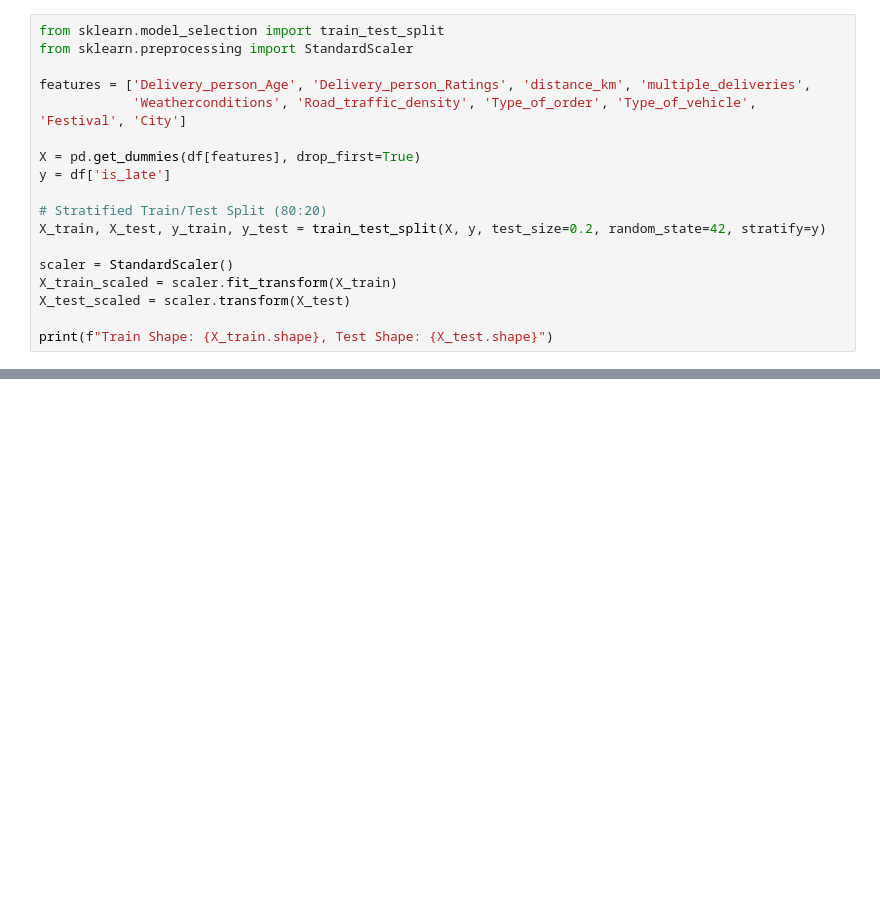
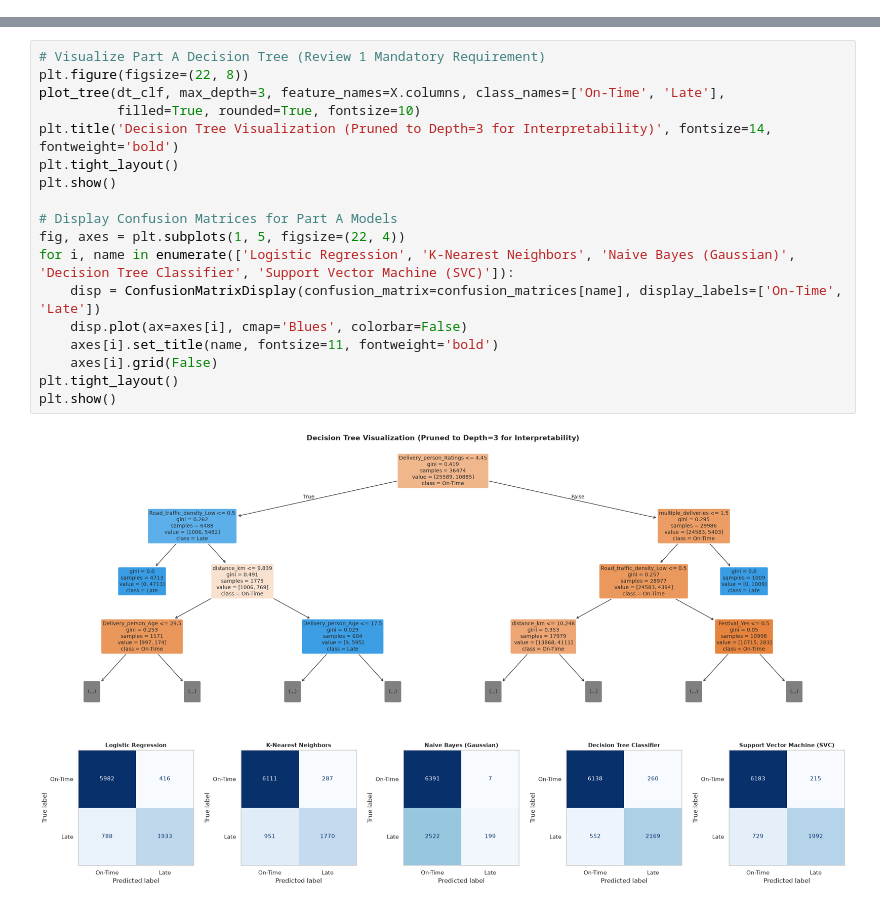
Before and after one commit to Awaaz-123/food-delivery-ml-capstone, a Jupyter notebook: notebooks/classification.ipynb, the cells around one changed output, grey strips where cells are left out. Cells and saved outputs as stored; diff of their text form; blank space fills up the shorter version.

Commit message:
Update classification.ipynb: 10 algorithms benchmark, tree visualization, odds ratios & hyperparameter tuning

```diff
--- a/notebooks/classification.ipynb
+++ b/notebooks/classification.ipynb
@@ -73,18 +137,0 @@ Name: proportion, dtype: float64
-# %%
-from sklearn.model_selection import train_test_split
-from sklearn.preprocessing import StandardScaler
-
-features = ['Delivery_person_Age', 'Delivery_person_Ratings', 'distance_km', 'multiple_deliveries',
-            'Weatherconditions', 'Road_traffic_density', 'Type_of_order', 'Type_of_vehicle', 'Festival', 'City']
-
-X = pd.get_dummies(df[features], drop_first=True)
-y = df['is_late']
-
-# Stratified Train/Test Split (80:20)
-X_train, X_test, y_train, y_test = train_test_split(X, y, test_size=0.2, random_state=42, stratify=y)
-
-scaler = StandardScaler()
-X_train_scaled = scaler.fit_transform(X_train)
-X_test_scaled = scaler.transform(X_test)
-
-print(f"Train Shape: {X_train.shape}, Test Shape: {X_test.shape}")
@@ -168,0 +255,21 @@ plt.show()
+# %%
+# Visualize Part A Decision Tree (Review 1 Mandatory Requirement)
+plt.figure(figsize=(22, 8))
+plot_tree(dt_clf, max_depth=3, feature_names=X.columns, class_names=['On-Time', 'Late'],
+          filled=True, rounded=True, fontsize=10)
+plt.title('Decision Tree Visualization (Pruned to Depth=3 for Interpretability)', fontsize=14, fontweight='bold')
+plt.tight_layout()
+plt.show()
+
+# Display Confusion Matrices for Part A Models
+fig, axes = plt.subplots(1, 5, figsize=(22, 4))
+for i, name in enumerate(['Logistic Regression', 'K-Nearest Neighbors', 'Naive Bayes (Gaussian)', 'Decision Tree Classifier', 'Support Vector Machine (SVC)']):
+    disp = ConfusionMatrixDisplay(confusion_matrix=confusion_matrices[name], display_labels=['On-Time', 'Late'])
+    disp.plot(ax=axes[i], cmap='Blues', colorbar=False)
+    axes[i].set_title(name, fontsize=11, fontweight='bold')
+    axes[i].grid(False)
+plt.tight_layout()
+plt.show()
+# %% [output]
+[figure, added]
+[figure, added]
```
Also changed, not shown: parts of 21 cells of this notebook.
